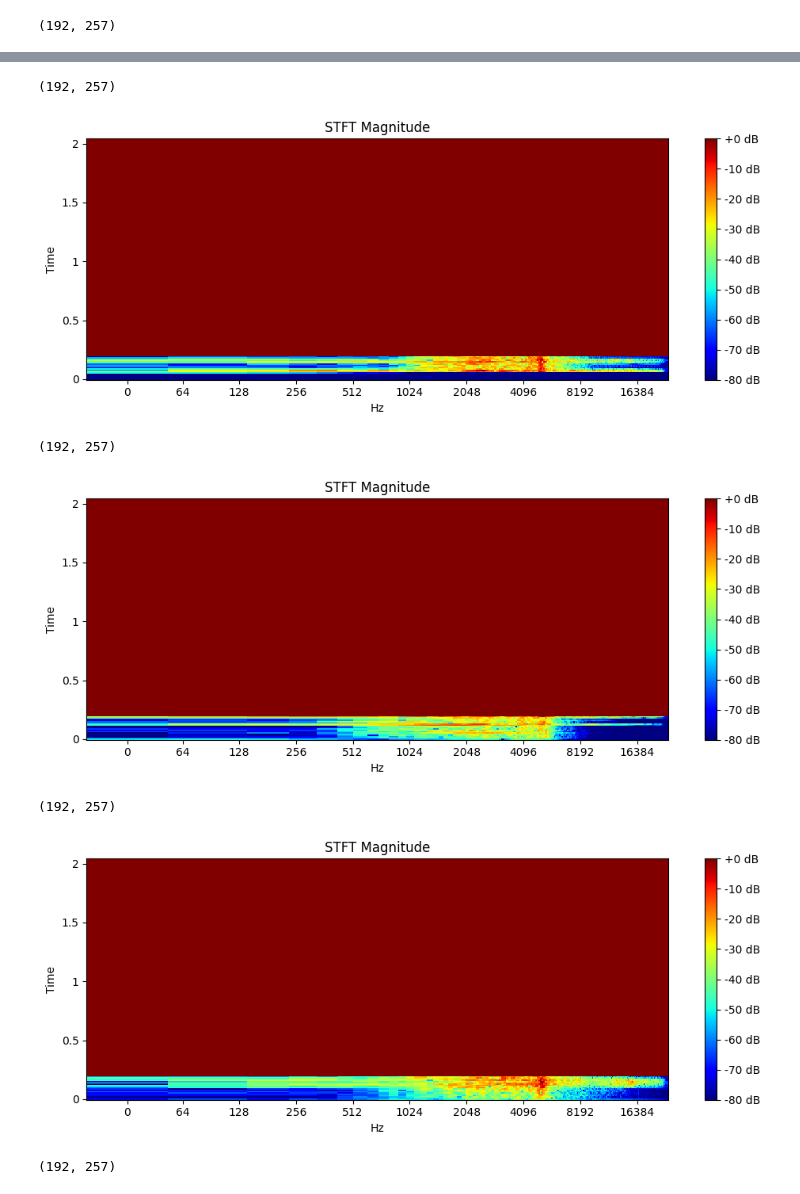
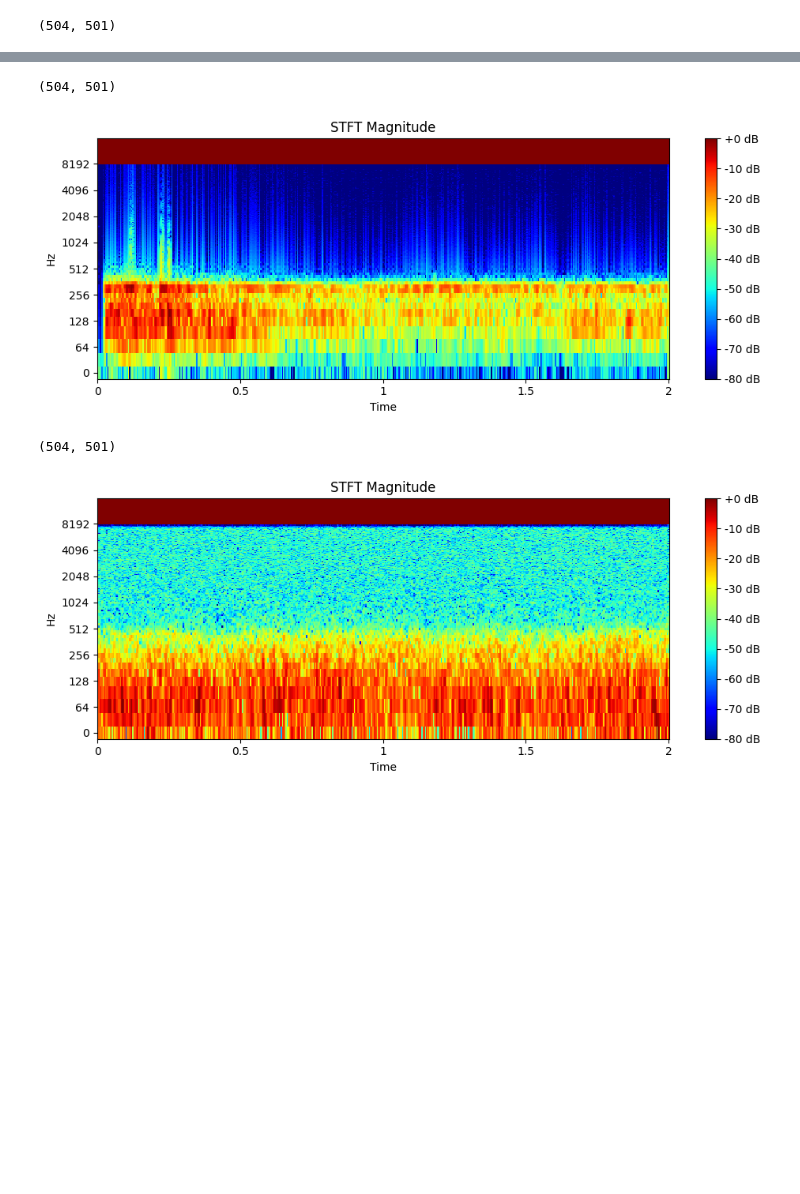
Before and after one commit to BoshiLee/leak_detection, a Jupyter notebook: mel_analysis.ipynb, the cells around one changed output, grey strips where cells are left out. Drawn from its saved outputs; the diff is of its cells as text; code cells hidden in the pictures; blank space fills up the shorter version.

```diff
--- a/mel_analysis.ipynb
+++ b/mel_analysis.ipynb
@@ -159,7 +123,7 @@ def extract_features_v1(audio, sr, n_mels=128, n_fft=2048, hop_length=512, enhan
     target_len = int(np.ceil(max_len / 8) * 8)
 
     mel_spectrogram = librosa.feature.melspectrogram(
-        y=audio, sr=sr, n_mels=n_mels, n_fft=n_fft, hop_length=hop_length, window='hamming', fmin=10, fmax=1500
+        y=audio, sr=sr, n_mels=n_mels, n_fft=n_fft, hop_length=hop_length, center=False
     )
     mel_enhanced = mel_spectrogram * enhanced
     log_mel_spectrogram = librosa.power_to_db(mel_enhanced, ref=np.max)
@@ -177,9 +141,9 @@ def extract_features_v1(audio, sr, n_mels=128, n_fft=2048, hop_length=512, enhan
     return log_mel_spectrogram
 # %%
 # 繪製 Mel 頻譜圖
-hop_length = 64
+hop_length = 256
 for i in normal_wavs[:5]:
-    mel_spectrogram = extract_features_v1(i, sr=4800, n_mels=80, n_fft=2048, hop_length=hop_length, enhanced=1)
+    mel_spectrogram = extract_features_v1(i, sr=32000, n_mels=128, n_fft=1024, hop_length=hop_length, enhanced=1)
     print(mel_spectrogram.shape)
-    plot_mel_spectrogram(mel_spectrogram, sr=4800, hop_length=hop_length)
+    plot_mel_spectrogram(mel_spectrogram, sr=32000, hop_length=hop_length)
 # %% [output]
@@ -196,7 +156,7 @@ for i in normal_wavs[:5]:
 # %%
 
 for i in leak_wavs[:5]:
-    mel_spectrogram = extract_features_v1(i, sr=4800, n_mels=80, n_fft=2048, hop_length=hop_length, enhanced=1)
+    mel_spectrogram = extract_features_v1(i, sr=32000, n_mels=128, n_fft=2048, hop_length=hop_length, enhanced=1)
     print(mel_spectrogram.shape)
-    plot_mel_spectrogram(mel_spectrogram, sr=4800, hop_length=hop_length)
+    plot_mel_spectrogram(mel_spectrogram, sr=32000, hop_length=hop_length)
 # %% [output]
@@ -215,10 +171,29 @@ for i in leak_wavs[:5]:
+# %%
+def extract_stft_features(audio, sr, n_fft=2048, hop_length=512, desired_time=2.0):
+
+    max_len = int(np.ceil((desired_time * sr) / hop_length))
+    # 計算下個 2 的冪次倍數
+    target_len = int(np.ceil(max_len / 8) * 8)
+
+
+    # 計算 STFT
+    D = librosa.stft(audio, n_fft=n_fft, hop_length=hop_length, window='hamming')
+    # 計算幅度譜
+    S_db = librosa.amplitude_to_db(np.abs(D), ref=np.max)
+
+    # 填充或截斷至 target_len
+    if S_db.shape[0] < target_len:
+        pad_width = target_len - S_db.shape[0]
+        S_db = np.pad(S_db, ((0, pad_width), (0, 0)), mode='constant')
+    else:
+        S_db = S_db[:target_len, :]
+
+    return S_db
 # %%
-
-
-hop_length = 512
+hop_length = 128
 for i in normal_wavs[:5]:
-    S_db = extract_stft_features(i, sr=48000, n_fft=512, hop_length=512)
+    S_db = extract_stft_features(i, sr=32000, n_fft=512, hop_length=hop_length)
     print(S_db.shape)
-    plot_stft(S_db, sr=48000, hop_length=hop_length)
+    plot_stft(S_db, sr=32000, hop_length=hop_length)
 # %% [output]
-(192, 257)
+(504, 501)
@@ -226,7 +201,4 @@ for i in normal_wavs[:5]:
-(192, 257)
+(504, 501)
-[figure, old version]
+[figure, new version]
-(192, 257)
+(504, 501)
-[figure, old version]
+[figure, new version]
-(192, 257)
-[figure, removed]
-(192, 257)
```
Also changed, not shown: parts of 12 cells of this notebook, 6 other files.
